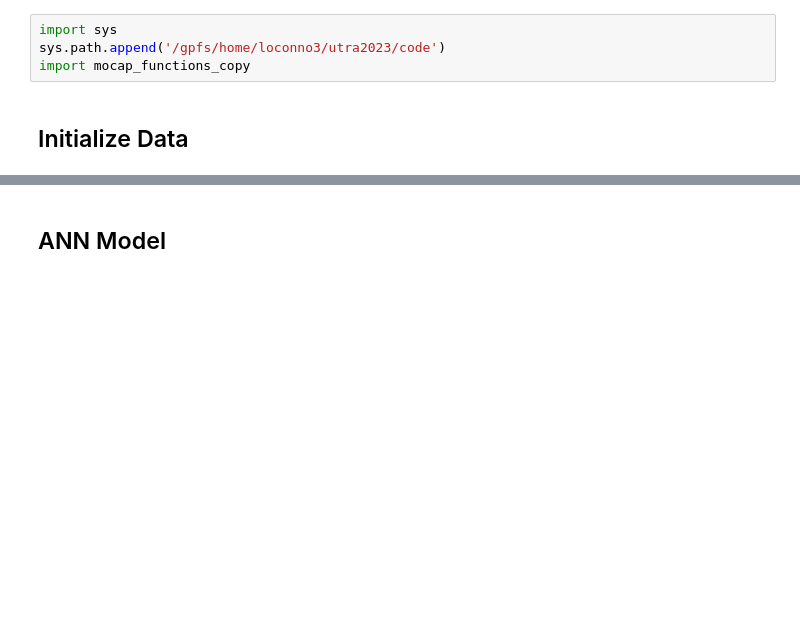
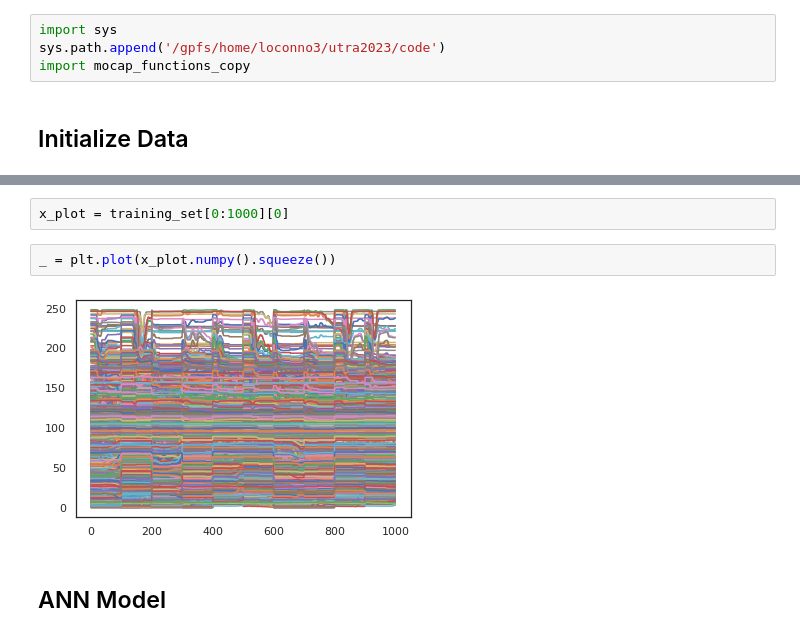
Before and after one commit to liamoconno/utra2023, a Jupyter notebook: notebooks/make_SEE_dataframes.ipynb, the cells around one changed output, grey strips where cells are left out. Saved outputs shown, nothing was run; the diff lists cells and outputs as text; blank space fills up the shorter version.

```diff
--- a/notebooks/make_SEE_dataframes.ipynb
+++ b/notebooks/make_SEE_dataframes.ipynb
@@ -589,3 +801,9 @@ else:
+# %%
+x_plot = training_set[0:1000][0]
+# %%
+_ = plt.plot(x_plot.numpy().squeeze())
+# %% [output]
+[figure, added]
 # %% [markdown]
 ## ANN Model
 # %% [markdown]
```
Also changed, not shown: parts of 27 cells of this notebook.
